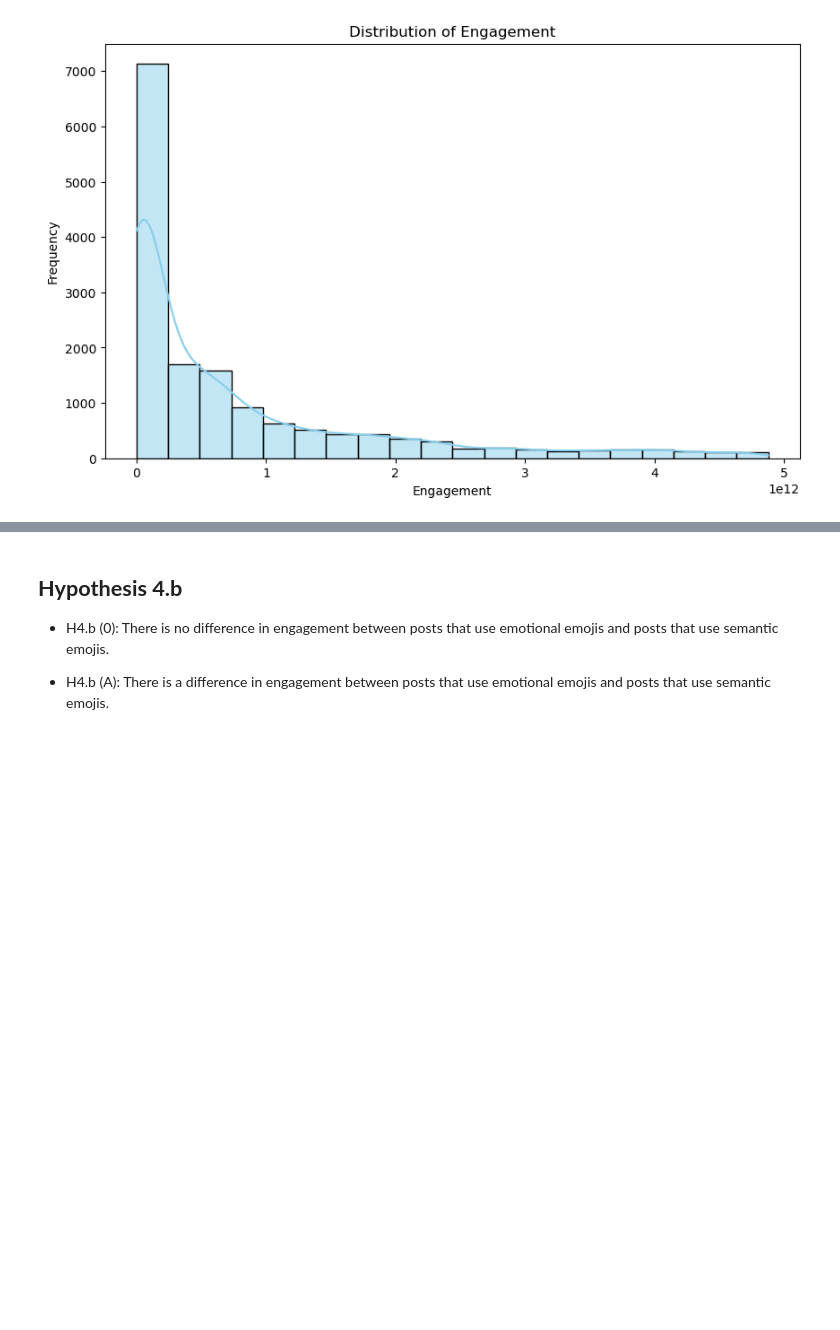
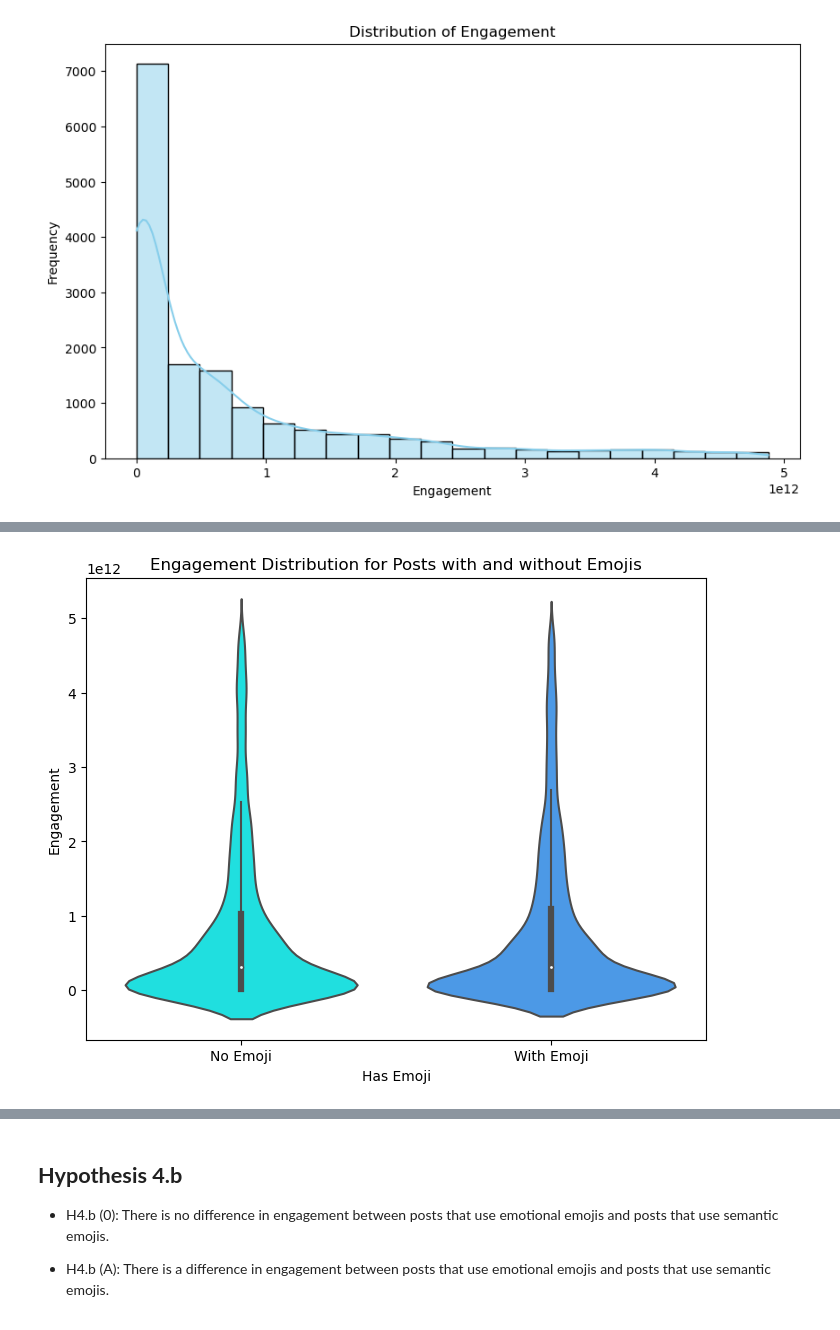
Before and after one commit to crlhbs/Group1_MarketingStrategy, a Jupyter notebook: Testing_H4.ipynb, the cells around one changed output, grey strips where cells are left out. Saved outputs shown, nothing was run; the diff lists cells and outputs as text; code cells hidden in the pictures; blank space fills up the shorter version.

```diff
--- a/Testing_H4.ipynb
+++ b/Testing_H4.ipynb
@@ -307,0 +142,11 @@ Independent samples t-test p-value: 0.8292006104585474
+# %%
+# Plotting the distribution of engagement for posts with and without emojis
+plt.figure(figsize=(8, 6))
+sns.violinplot(x='Has_Emoji', y='engagement', data=df, palette=custom_palette)
+plt.title('Engagement Distribution for Posts with and without Emojis')
+plt.xlabel('Has Emoji')
+plt.ylabel('Engagement')
+plt.xticks([0, 1], ['No Emoji', 'With Emoji'])  # Replace 0 and 1 with appropriate labels
+plt.show()
+# %% [output]
+[figure, added]
```
Also changed, not shown: parts of 31 cells of this notebook.
